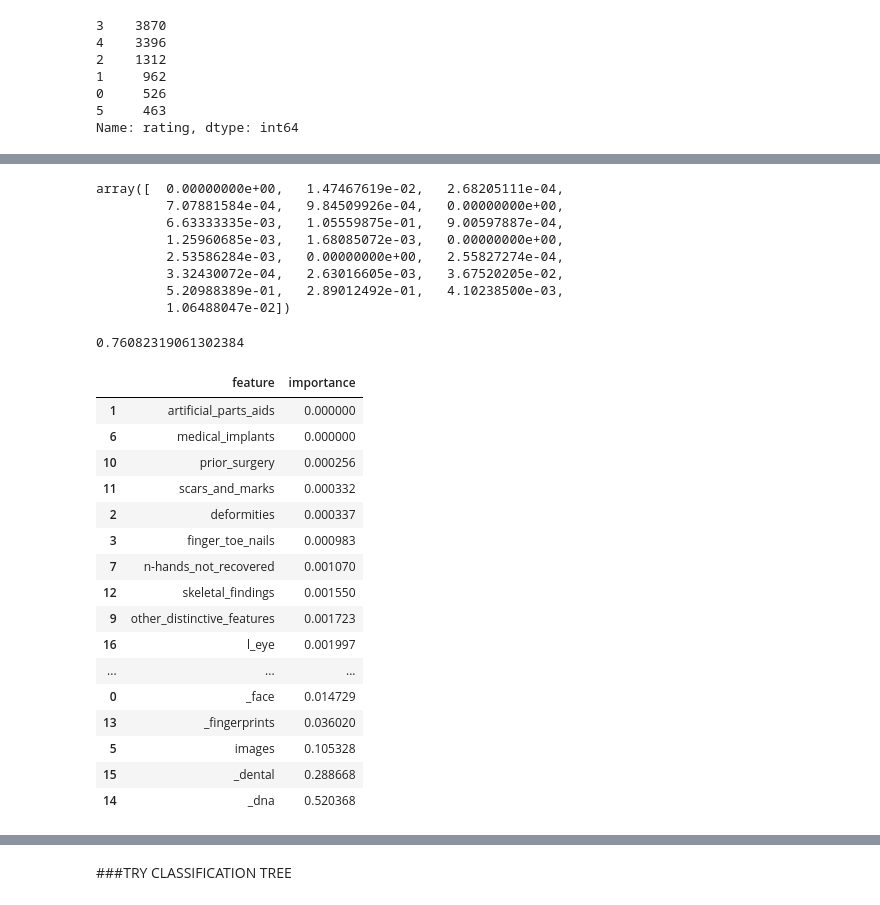
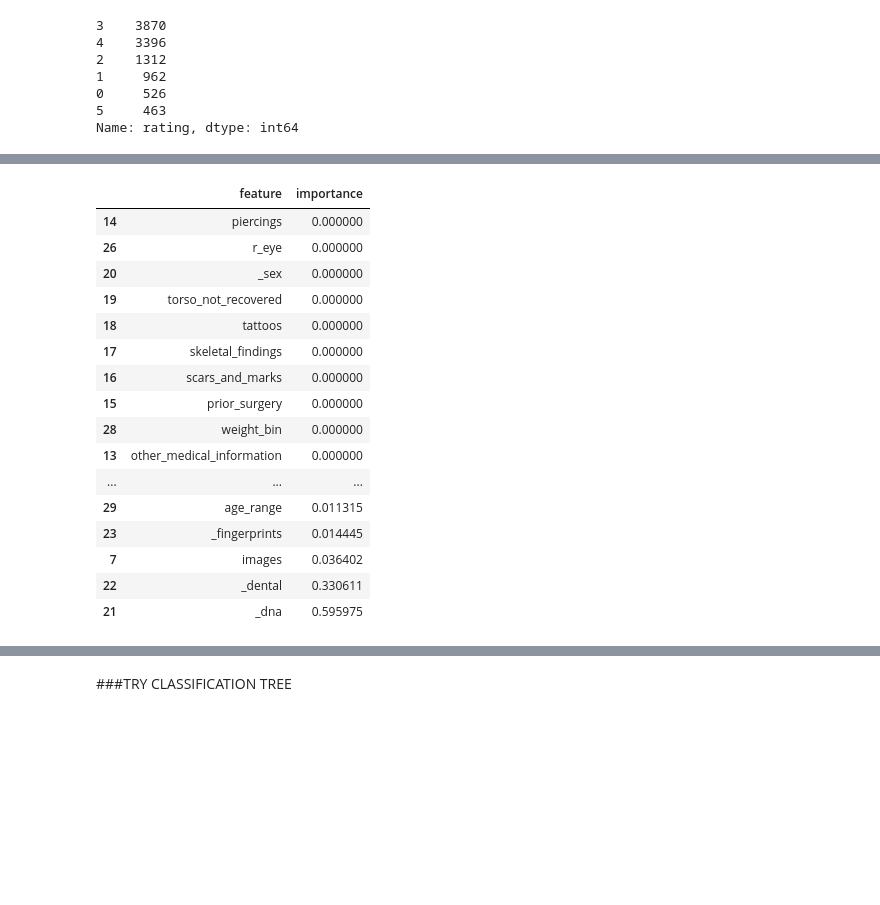
Before and after one commit to JAStark/GA_DataScience, a Jupyter notebook: Final_Project/namus_linreg.ipynb, the cells around one changed output, grey strips where cells are left out. Saved outputs shown, nothing was run; the diff lists cells and outputs as text; code cells hidden in the pictures; blank space fills up the shorter version.

```diff
--- a/Final_Project/namus_linreg.ipynb
+++ b/Final_Project/namus_linreg.ipynb
@@ -1050,12 +955,21 @@ If using trees, ask for `feature_importance_` to determine importance of each fe
 # %%
-treereg.fit(X, y)
-treereg.feature_importances_
+treereg.fit(X,y)
+pd.DataFrame({'feature':linreg_features, 'importance':treereg.feature_importances_}).sort_values(by='importance')
 # %% [output]
-array([  0.00000000e+00,   1.47467619e-02,   2.68205111e-04,
-         7.07881584e-04,   9.84509926e-04,   0.00000000e+00,
-         6.63333335e-03,   1.05559875e-01,   9.00597887e-04,
-         1.25960685e-03,   1.68085072e-03,   0.00000000e+00,
-         2.53586284e-03,   0.00000000e+00,   2.55827274e-04,
-         3.32430072e-04,   2.63016605e-03,   3.67520205e-02,
-         5.20988389e-01,   2.89012492e-01,   4.10238500e-03,
-         1.06488047e-02])
+|  | feature | importance |
+| 14 | piercings | 0.000000 |
+| 26 | r_eye | 0.000000 |
+| 20 | _sex | 0.000000 |
+| 19 | torso_not_recovered | 0.000000 |
+| 18 | tattoos | 0.000000 |
+| 17 | skeletal_findings | 0.000000 |
+| 16 | scars_and_marks | 0.000000 |
+| 15 | prior_surgery | 0.000000 |
+| 28 | weight_bin | 0.000000 |
+| 13 | other_medical_information | 0.000000 |
+| ... | ... | ... |
+| 29 | age_range | 0.011315 |
+| 23 | _fingerprints | 0.014445 |
+| 7 | images | 0.036402 |
+| 22 | _dental | 0.330611 |
+| 21 | _dna | 0.595975 |
@@ -1085,29 +975,0 @@ treereg_features2 = ['_face',
-# %%
-treereg2 = DecisionTreeRegressor(max_depth=6, random_state=1)
-X = namus[treereg_features2]
-y = namus.rating
-treereg2.fit(X, y)
-scores = cross_val_score(treereg2, X, y, cv=100, scoring='mean_squared_error')
-np.mean(np.sqrt(-scores))
-# %% [output]
-0.76082319061302384
-# %%
-pd.DataFrame({'feature':treereg_features2, 'importance':treereg2.feature_importances_}).sort_values(by='importance')
-# %% [output]
-|  | feature | importance |
-| 1 | artificial_parts_aids | 0.000000 |
-| 6 | medical_implants | 0.000000 |
-| 10 | prior_surgery | 0.000256 |
-| 11 | scars_and_marks | 0.000332 |
-| 2 | deformities | 0.000337 |
-| 3 | finger_toe_nails | 0.000983 |
-| 7 | n-hands_not_recovered | 0.001070 |
-| 12 | skeletal_findings | 0.001550 |
-| 9 | other_distinctive_features | 0.001723 |
-| 16 | l_eye | 0.001997 |
-| ... | ... | ... |
-| 0 | _face | 0.014729 |
-| 13 | _fingerprints | 0.036020 |
-| 5 | images | 0.105328 |
-| 15 | _dental | 0.288668 |
-| 14 | _dna | 0.520368 |
```
Also changed, not shown: parts of 82 cells of this notebook, 11 other files.
